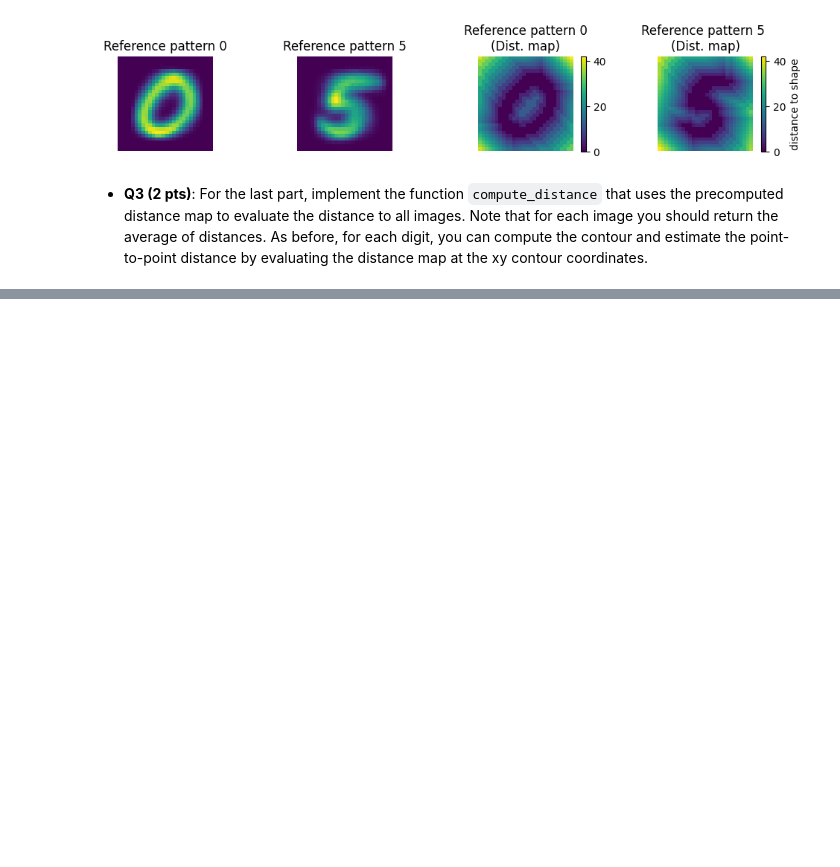
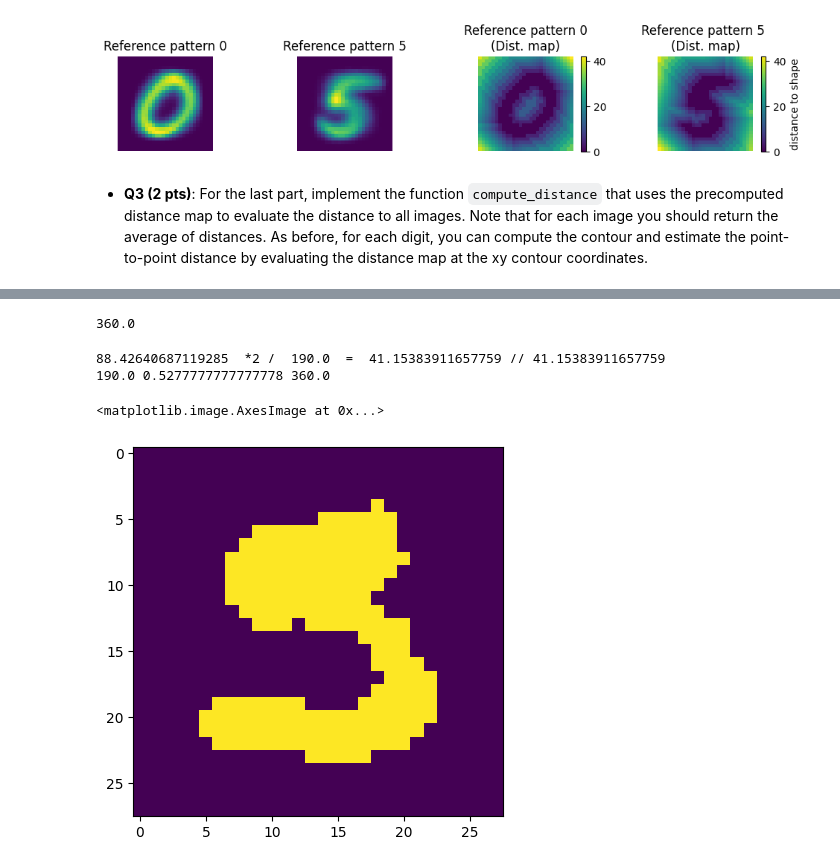
Before and after one commit to LouisH14/Image_Analysis_lab, a Jupyter notebook: labs/lab_02_iapr.ipynb, the cells around one changed output, grey strips where cells are left out. Drawn from its saved outputs; the diff is of its cells as text; code cells hidden in the pictures; blank space fills up the shorter version.

```diff
--- a/labs/lab_02_iapr.ipynb
+++ b/labs/lab_02_iapr.ipynb
@@ -1090,0 +1114,14 @@ def compute_features(imgs: np.ndarray):
+# %%
+[p, a, c, r] = compute_features(images_p_b)
+# %% [output]
+360.0
+# %%
+n = 233
+print(p[n], " *2 / ", a[n], " = ", p[n]*p[n]/a[n], "//", c[n] )
+print(a[n], r[n], a[n]/r[n])
+plt.imshow(images_p_b[n])
+# %% [output]
+88.42640687119285  *2 /  190.0  =  41.15383911657759 // 41.15383911657759
+190.0 0.5277777777777778 360.0
+<matplotlib.image.AxesImage at 0x...>
+[figure, added]
```
Also changed, not shown: parts of 31 cells of this notebook.
